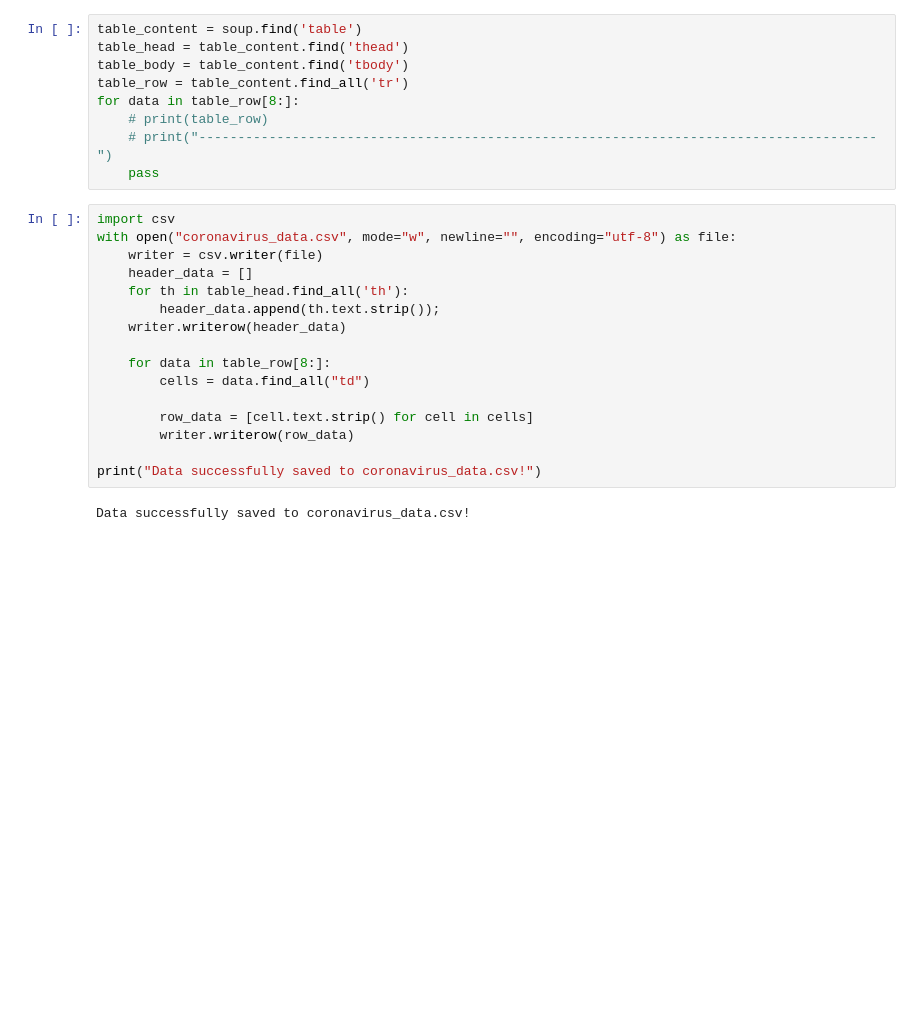
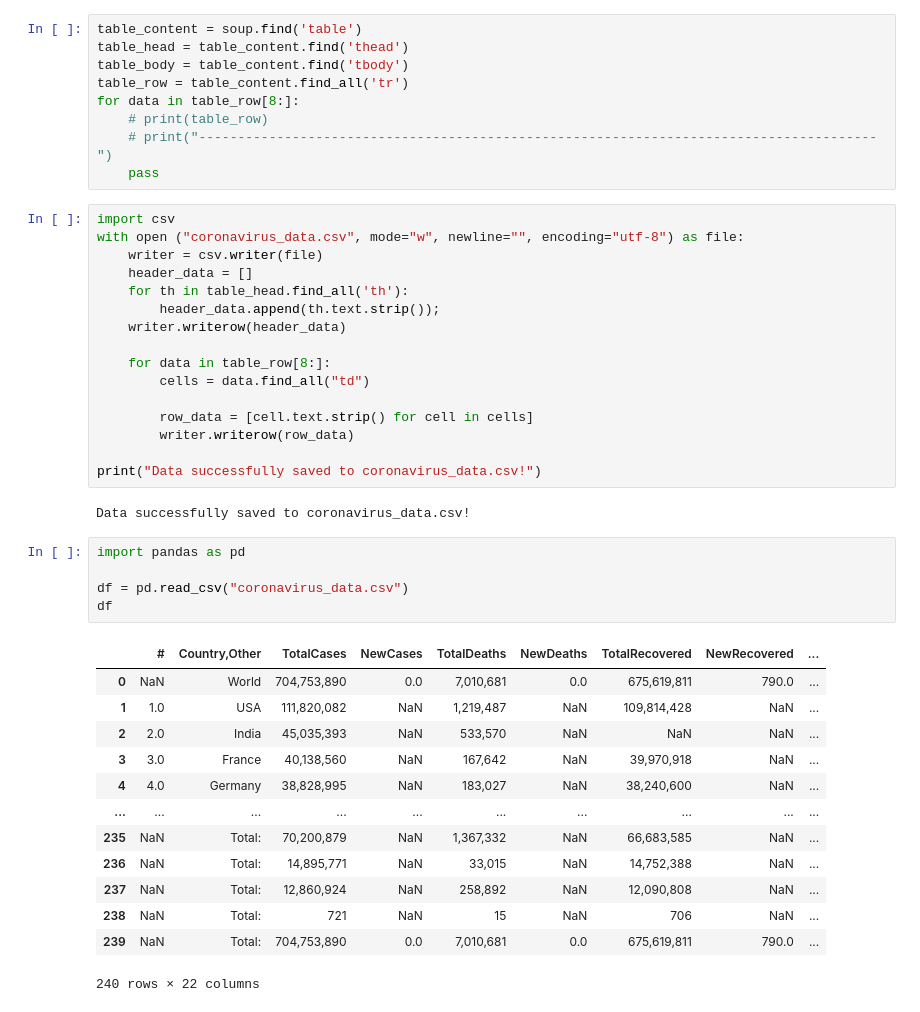
Before and after one commit to eshippingbuy/qiyas-2026-005888, a Jupyter notebook: second.ipynb, the cells around one changed output. Drawn from its saved outputs; the diff is of its cells as text; blank space fills up the shorter version.

```diff
--- a/second.ipynb
+++ b/second.ipynb
@@ -16,7 +16,7 @@ for data in table_row[8:]:
     pass
 # %%
 import csv
-with open("coronavirus_data.csv", mode="w", newline="", encoding="utf-8") as file:
+with open ("coronavirus_data.csv", mode="w", newline="", encoding="utf-8") as file:
     writer = csv.writer(file)
     header_data = []
     for th in table_head.find_all('th'):
@@ -32,3 +32,22 @@ with open("coronavirus_data.csv", mode="w", newline="", encoding="utf-8") as fil
 print("Data successfully saved to coronavirus_data.csv!")
 # %% [output]
 Data successfully saved to coronavirus_data.csv!
+# %%
+import pandas as pd
+
+df = pd.read_csv("coronavirus_data.csv")
+df
+# %% [output]
+|  | # | Country,Other | TotalCases | NewCases | TotalDeaths | NewDeaths | TotalRecovered | NewRecovered | ... |
+| 0 | NaN | World | 704,753,890 | 0.0 | 7,010,681 | 0.0 | 675,619,811 | 790.0 | ... |
+| 1 | 1.0 | USA | 111,820,082 | NaN | 1,219,487 | NaN | 109,814,428 | NaN | ... |
+| 2 | 2.0 | India | 45,035,393 | NaN | 533,570 | NaN | NaN | NaN | ... |
+| 3 | 3.0 | France | 40,138,560 | NaN | 167,642 | NaN | 39,970,918 | NaN | ... |
+| 4 | 4.0 | Germany | 38,828,995 | NaN | 183,027 | NaN | 38,240,600 | NaN | ... |
+| ... | ... | ... | ... | ... | ... | ... | ... | ... | ... |
+| 235 | NaN | Total: | 70,200,879 | NaN | 1,367,332 | NaN | 66,683,585 | NaN | ... |
+| 236 | NaN | Total: | 14,895,771 | NaN | 33,015 | NaN | 14,752,388 | NaN | ... |
+| 237 | NaN | Total: | 12,860,924 | NaN | 258,892 | NaN | 12,090,808 | NaN | ... |
+| 238 | NaN | Total: | 721 | NaN | 15 | NaN | 706 | NaN | ... |
+| 239 | NaN | Total: | 704,753,890 | 0.0 | 7,010,681 | 0.0 | 675,619,811 | 790.0 | ... |
+240 rows × 22 columns
```
Also changed, not shown: parts of 7 cells of this notebook, 4 other files.
